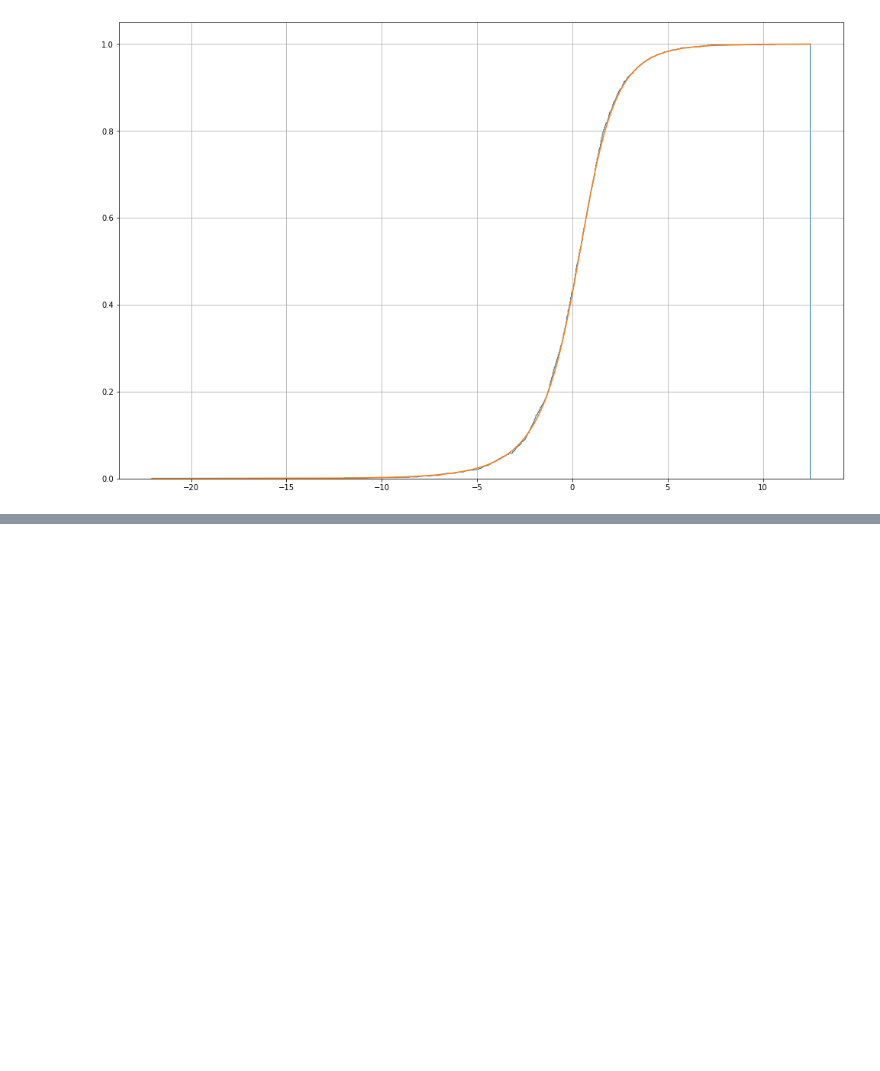
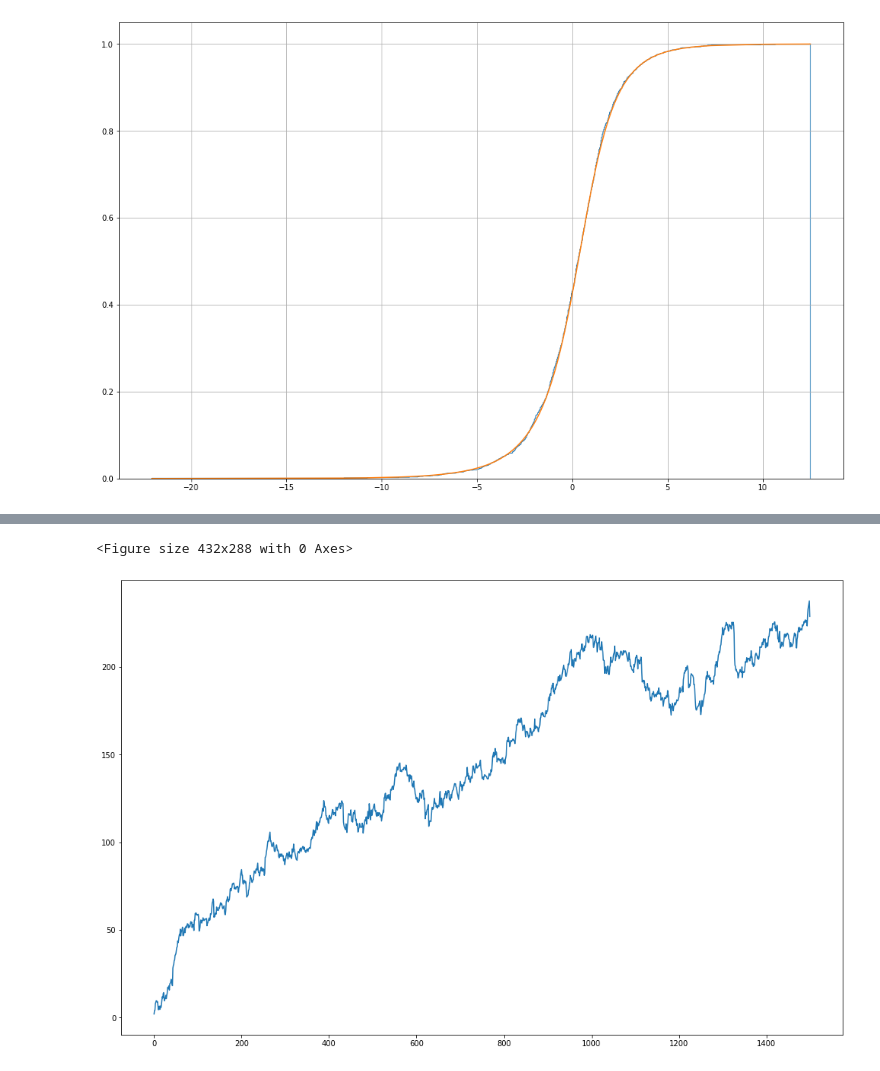
Before and after one commit to tswett/stocks, a Jupyter notebook: spy_weekly.ipynb, the cells around one changed output, grey strips where cells are left out. Saved outputs shown, nothing was run; the diff lists cells and outputs as text; code cells hidden in the pictures; blank space fills up the shorter version.

```diff
--- a/spy_weekly.ipynb
+++ b/spy_weekly.ipynb
@@ -12,0 +24,11 @@ model.plot_comparison()
+# %%
+import math
+numpy.random.seed()
+fake_chart = numpy.array([model.dist.scipy_dist.rvs() for n in range(1500)]).cumsum()
+pyplot.clf()
+pyplot.figure(figsize=(17,11)).patch.set_facecolor('white')
+pyplot.plot(fake_chart)
+pyplot.show()
+# %% [output]
+<Figure size 432x288 with 0 Axes>
+[figure, added]
```
Also changed, not shown: parts of 2 cells of this notebook.
